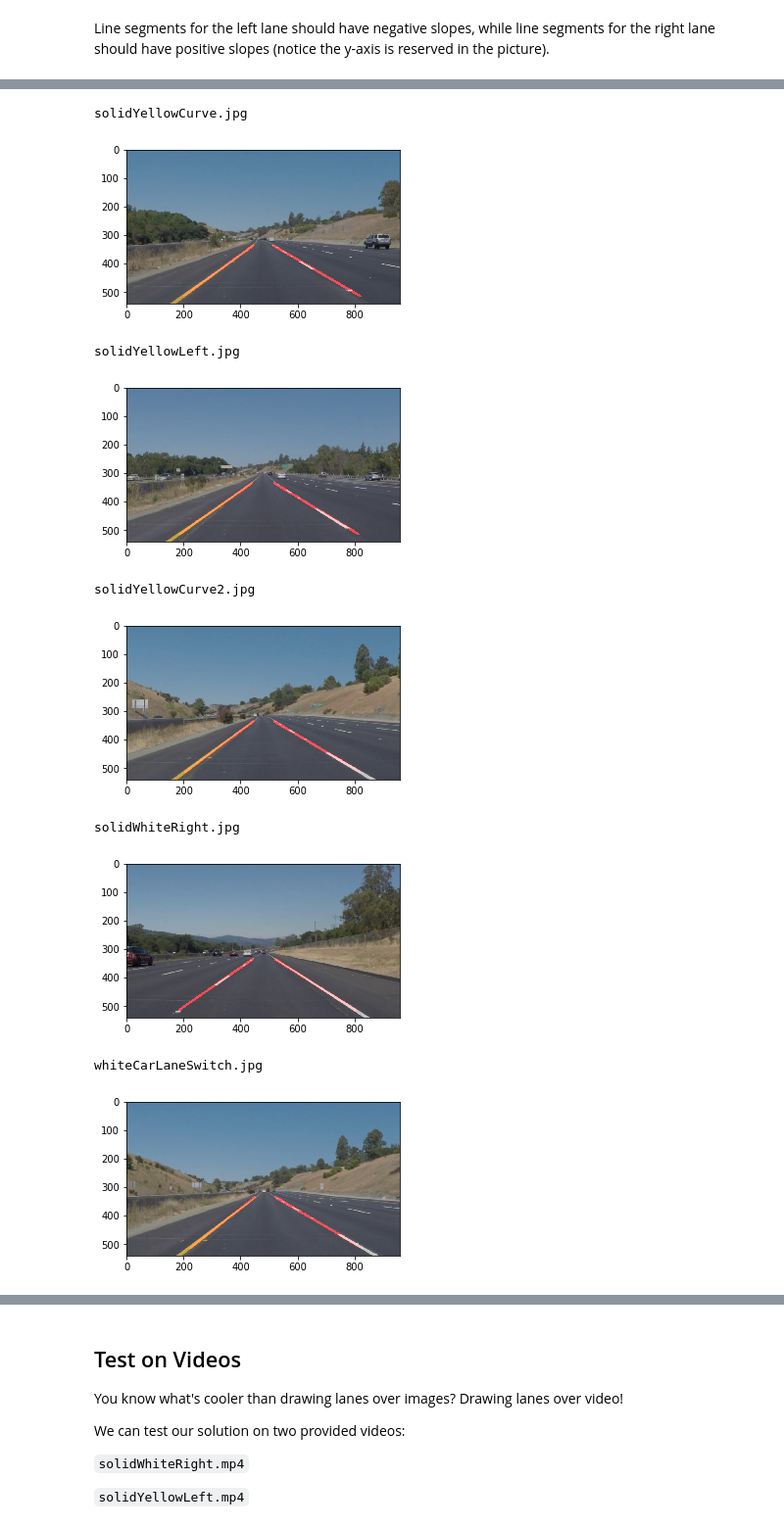
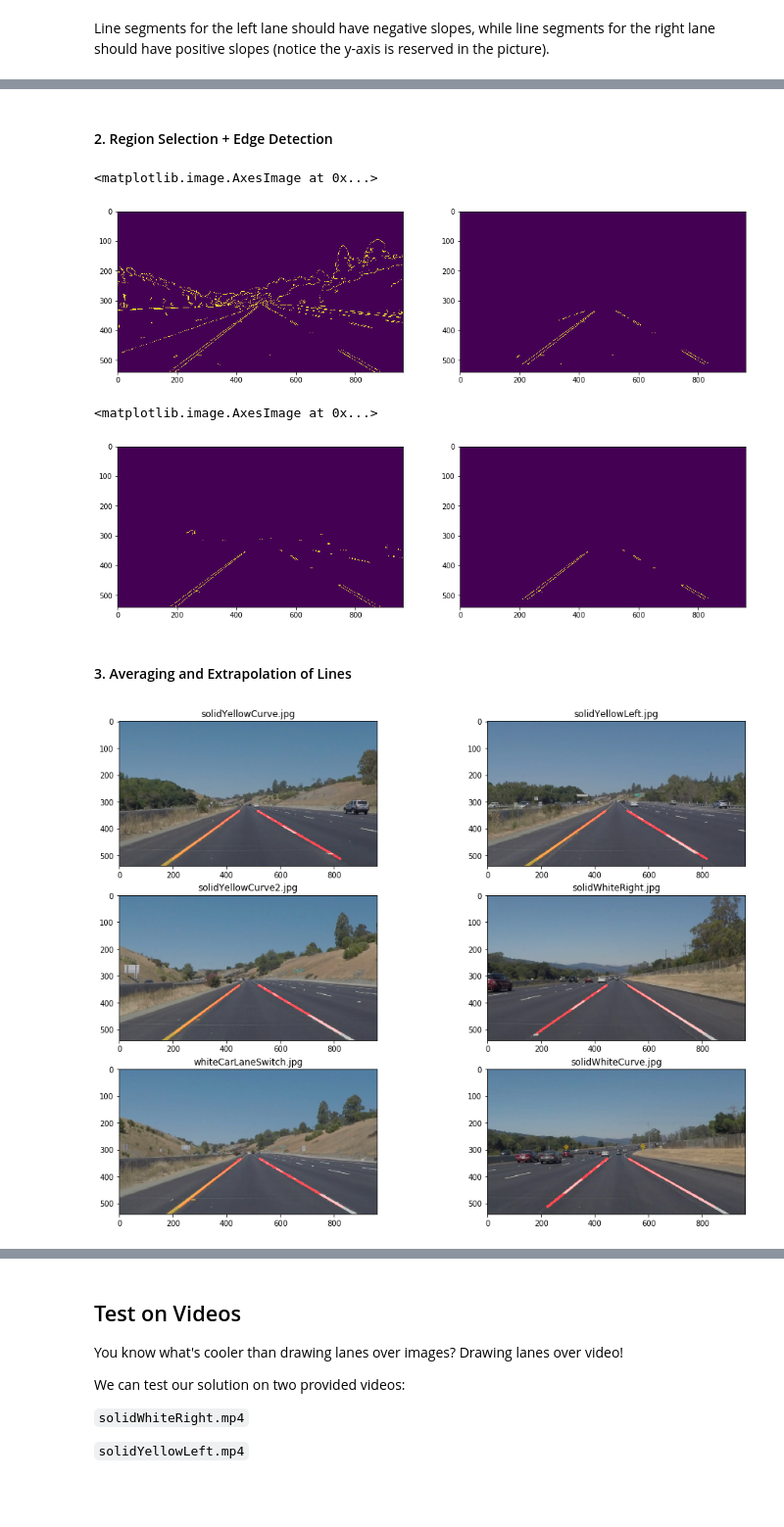
Before and after one commit to Jetafull/CarND-LaneLines, a Jupyter notebook: P1.ipynb, the cells around one changed output, grey strips where cells are left out. Shown at 98% size. Drawn from its saved outputs; the diff is of its cells as text; code cells hidden in the pictures; blank space fills up the shorter version.

```diff
--- a/P1.ipynb
+++ b/P1.ipynb
@@ -316,0 +317,11 @@ plt.imshow(img)
+# %%
+plt.figure(figsize=(16, 12))
+img_list = [img_file for img_file in os.listdir('test_images/') if not img_file.startswith('.')]
+for i, img_path in enumerate(img_list):
+    if img_path.startswith('.'): continue
+    img = mpimg.imread(os.path.join('test_images/', img_path))
+    plt.subplot(3, 2, i+1)
+    img = grayscale(img)
+    #plt.subplot(122)
+    plt.imshow(img, cmap='gray')
+    plt.title(img_path)
@@ -316,0 +332,11 @@ plt.imshow(img)
+# %%
+plt.figure(figsize=(16, 12))
+img_list = [img_file for img_file in os.listdir('test_images/') if not img_file.startswith('.')]
+for i, img_path in enumerate(img_list):
+    if img_path.startswith('.'): continue
+    img = mpimg.imread(os.path.join('test_images/', img_path))
+    plt.subplot(3, 2, i+1)
+    img = color_selection(img)
+    #plt.subplot(122)
+    plt.imshow(img)
+    plt.title(img_path)
@@ -317,24 +345,46 @@ plt.imshow(img)
+# %% [markdown]
+#### 2. Region Selection + Edge Detection
+# %%
+_, vertices = preprocess(init_img, grayscale)
+img = grayscale(init_img)
+img = canny(img, 80, 160)
+plt.figure(figsize=(16, 12))
+plt.subplot(121)
+plt.imshow(img)
+
+img = region_of_interest(img, vertices)
+plt.subplot(122)
+plt.imshow(img)
+# %% [output]
+<matplotlib.image.AxesImage at 0x...>
+[figure, added]
+# %%
+_, vertices = preprocess(init_img, color_selection_hls)
+img = color_selection_hls(init_img)
+img = canny(img, 80, 160)
+plt.figure(figsize=(16, 12))
+plt.subplot(121)
+plt.imshow(img)
+
+img = region_of_interest(img, vertices)
+plt.subplot(122)
+plt.imshow(img)
+# %% [output]
+<matplotlib.image.AxesImage at 0x...>
+[figure, added]
+# %% [markdown]
+#### 3. Averaging and Extrapolation of Lines
 # %%
 lf = LanesFinder(MAXLEN)
-for img_path in os.listdir('test_images/'):
+plt.figure(figsize=(16, 12))
+img_list = [img_file for img_file in os.listdir('test_images/') if not img_file.startswith('.')]
+for i, img_path in enumerate(img_list):
     if img_path.startswith('.'): continue
     img = mpimg.imread(os.path.join('test_images/', img_path))
-    print(img_path)
-    plt.figure(figsize=(5, 5))
-    #plt.subplot(121)
-    #plt.imshow(img)
+    plt.subplot(3, 2, i+1)
     img_with_lines = lf.pipeline(img)
     #plt.subplot(122)
     plt.imshow(img_with_lines)
-    plt.show()
+    plt.title(img_path)
 # %% [output]
-solidYellowCurve.jpg
-[figure, old version]
+[figure, new version]
-solidYellowLeft.jpg
-[figure, removed]
-solidYellowCurve2.jpg
-[figure, removed]
-solidWhiteRight.jpg
-[figure, removed]
-whiteCarLaneSwitch.jpg
-[figure, removed]
```
Also changed, not shown: parts of 10 cells of this notebook, 6 other files.
